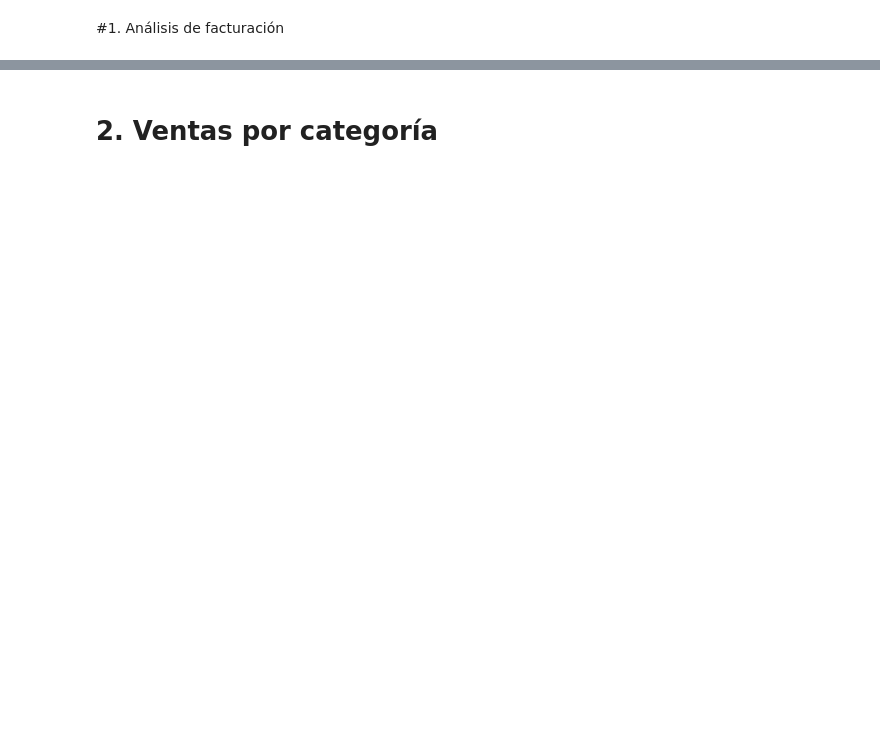
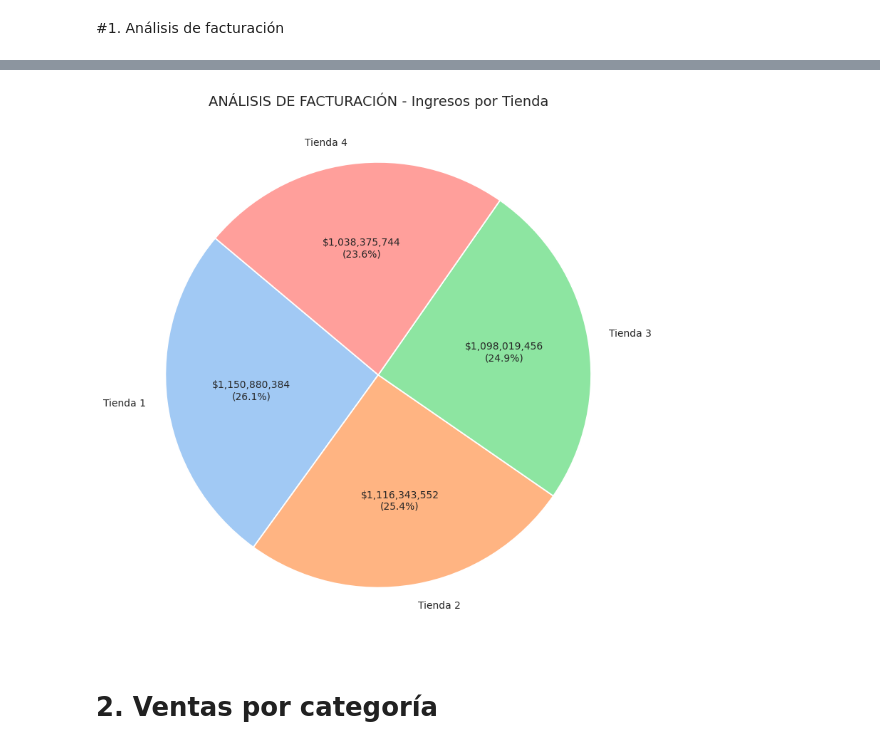
Before and after one commit to angelesGladin/challenge-data-science, a Jupyter notebook: AluraStoreLatam.ipynb, the cells around one changed output, grey strips where cells are left out. Cells and saved outputs as stored; diff of their text form; code cells hidden in the pictures; blank space fills up the shorter version.

```diff
--- a/AluraStoreLatam.ipynb
+++ b/AluraStoreLatam.ipynb
@@ -164,0 +47,17 @@ plt.show()
+# %%
+#función para contar productos por PRECIO y conviertiendolo a Df
+def ingresos_precios(df, nombre_tienda):
+    suma_tiendas = df['Precio'].sum()
+    cantidad = len(df)
+    return pd.DataFrame({'Tienda': [nombre_tienda], 'Conteo' : [cantidad], 'Ingreso Total' : [suma_tiendas]})
+
+#aplicar a la funcion por cada tienda
+c1 = ingresos_precios(tienda, 'Tienda 1')
+c2 = ingresos_precios(tienda2, 'Tienda 2')
+c3 = ingresos_precios(tienda3, 'Tienda 3')
+c4 = ingresos_precios(tienda4, 'Tienda 4')
+
+#uniendo todo para gráficar
+total_suma = pd.concat([c1, c2, c3, c4], ignore_index=True)
+pd.options.display.float_format = '{:,.2f}'.format
+total_suma
@@ -165,3 +70,26 @@ plt.show()
+# %%
+import matplotlib.pyplot as plt
+
+# Datos base
+labels = total_suma['Tienda']
+sizes = total_suma['Ingreso Total']
+
+# Función para mostrar valores con formato moneda
+def formato_monto(pct, all_vals):
+    valor_absoluto = int(pct / 100 * sum(all_vals))
+    return f'${valor_absoluto:,.0f}\n({pct:.1f}%)'
+
+colors = sns.color_palette('pastel')
+# Crear gráfico
+plt.figure(figsize=(8, 8))
+plt.pie(sizes, labels=labels, autopct=lambda pct: formato_monto(pct, sizes), startangle=140, colors=colors, shadow=False, wedgeprops={'edgecolor': 'white', 'linewidth': 1.3})
+
+plt.title('ANÁLISIS DE FACTURACIÓN - Ingresos por Tienda', fontsize=14)
+plt.axis('equal')
+plt.tight_layout()
+plt.show()
+# %% [output]
+[figure, added]
 # %% [markdown]
 # 2. Ventas por categoría
 # %%
```
Also changed, not shown: parts of 12 cells of this notebook.
